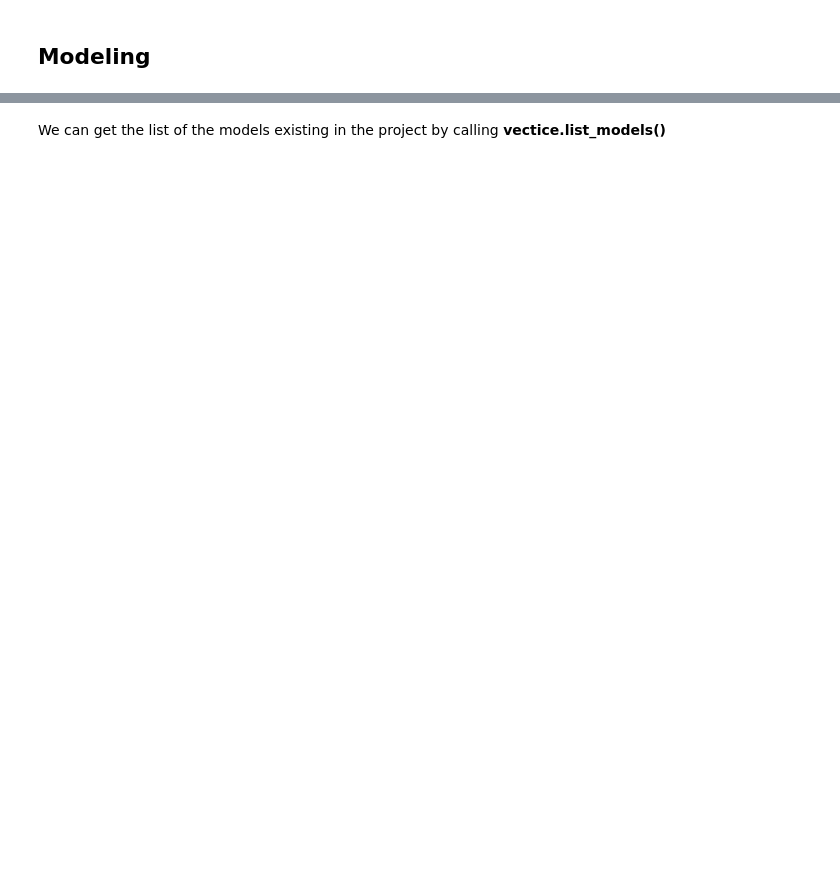
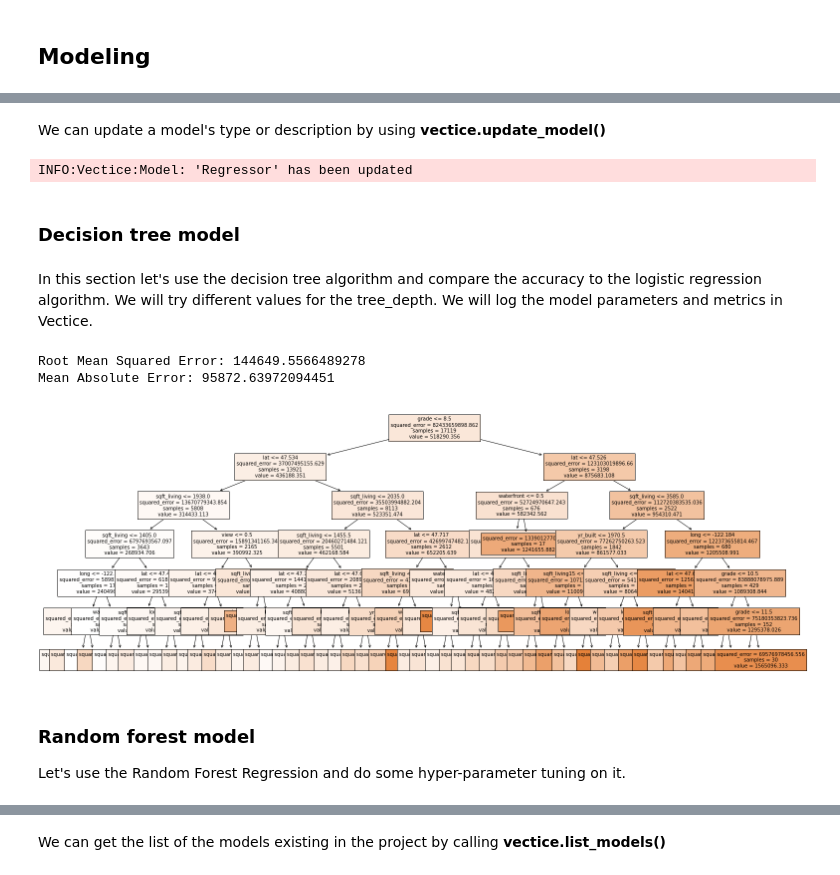
Before and after one commit to jingyanwang/skill_to_l3_example, a Jupyter notebook: Notebooks/Vanilla/Tutorial/Tutorial_Modelling_All_Sagemaker.ipynb, the cells around one changed output, grey strips where cells are left out. Cells and saved outputs as stored; diff of their text form; code cells hidden in the pictures; blank space fills up the shorter version.

```diff
--- a/Notebooks/Vanilla/Tutorial/Tutorial_Modelling_All_Sagemaker.ipynb
+++ b/Notebooks/Vanilla/Tutorial/Tutorial_Modelling_All_Sagemaker.ipynb
@@ -189,0 +208,55 @@ vectice.end_run()
+# %% [markdown]
+We can update a model's type or description by using **vectice.update_model()**
+# %%
+vectice.update_model(parent_name="Regressor", model_type=ModelType.REGRESSION, description="Model description")
+# %% [output]
+INFO:Vectice:Model: 'Regressor' has been updated
+# %% [markdown]
+### Decision tree model
+# %% [markdown]
+In this section let's use the decision tree algorithm and compare the accuracy to the logistic regression algorithm. We will try different values for the tree_depth. We will log the model parameters and metrics in Vectice.
+# %%
+# We can do a few runs with different max depth for the tree.
+# Just change the value below and re-run this cell.
+# The model versions you created will show up in the Vectice UI as new versions
+# of the "Regressor" Model. You can easily compare them from there.
+tree_depth = 6
+
+vectice.create_run(job_name = "DT-Model", job_type = JobType.TRAINING)
+
+with vectice.start_run(inputs=[train_ds_version,test_ds_version,input_code]) as run:
+
+  dtr = DecisionTreeRegressor(max_depth=tree_depth, min_samples_split=50)
+  dtr.fit(X_train,y_train)
+  dtr_pred = dtr.predict(X_test)
+
+  data_feature_names = ['bedrooms', 'bathrooms', 'sqft_living', 'sqft_lot', 'floors',
+                      'waterfront', 'view', 'condition', 'grade', 'sqft_above',
+                      'sqft_basement', 'yr_built', 'yr_renovated', 'zipcode', 'lat',
+                      'long', 'sqft_living15', 'sqft_lot15']
+
+# Visualize the Decision Tree Model
+  plt.figure(figsize=(25, 10))
+  plot_tree(dtr, feature_names=data_feature_names, filled=True, fontsize=10)
+  plt.savefig("DecisionTree_6.png")
+  ## We can attach the decision tree plot to the model version by using .with_attachments([Attachments])
+  MAE = mean_absolute_error(dtr_pred, y_test)
+  RMSE = sqrt(mean_squared_error(dtr_pred, y_test))
+
+  print("Root Mean Squared Error:", RMSE)
+  print("Mean Absolute Error:", MAE)
+# Here we use with_user_version() to create a new model version. You can provide a version name
+# for your model version. An error will be thrown if the given user
+# version already exists and if you don't provide a version name, the version name will be
+# "Version"+"the version number".
+  model_version = vectice.create_model_version().with_user_version().with_parent_name("Regressor").with_algorithm("Decision Tree").with_type(ModelType.REGRESSION).with_property("Tree Depth",str(tree_depth)).with_metric("RMSE",RMSE).with_metric("MAE",MAE).with_attachments(["DecisionTree_6.png"])
+
+  run.add_outputs(outputs=[model_version])
+# %% [output]
+Root Mean Squared Error: 144649.5566489278
+Mean Absolute Error: 95872.63972094451
+[figure, added]
+# %% [markdown]
+### Random forest model
+
+Let's use the Random Forest Regression and do some hyper-parameter tuning on it.
```
Also changed, not shown: parts of 35 cells of this notebook.
